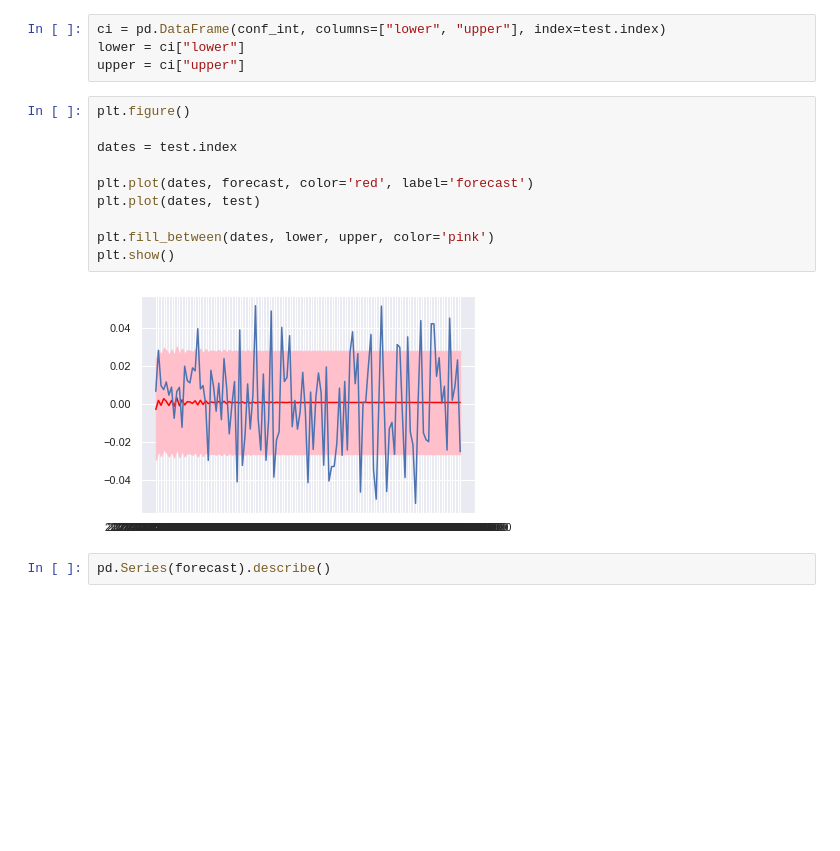
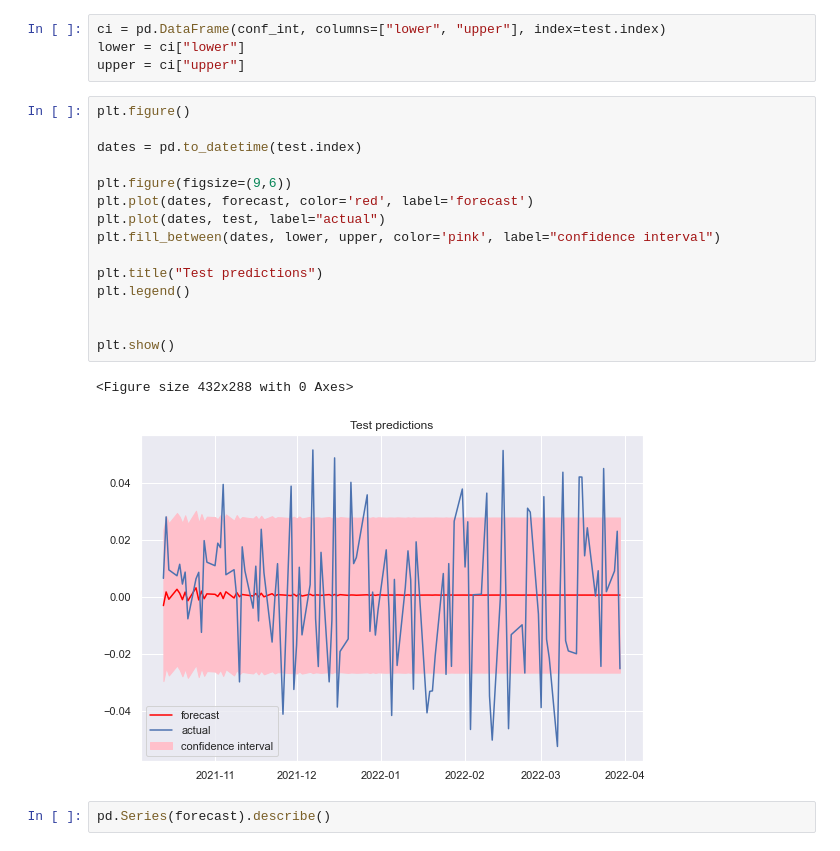
Before and after one commit to tanner-k/Investment-Portfolio-Prediction, a Jupyter notebook: notebooks/traditional_modeling.ipynb, the cells around one changed output. Drawn from its saved outputs; the diff is of its cells as text; blank space fills up the shorter version.

Commit message:
Reformatted visualizations

```diff
--- a/notebooks/traditional_modeling.ipynb
+++ b/notebooks/traditional_modeling.ipynb
@@ -158,15 +167,21 @@ upper = ci["upper"]
 # %%
 plt.figure()
 
-dates = test.index
+dates = pd.to_datetime(test.index)
 
+plt.figure(figsize=(9,6))
 plt.plot(dates, forecast, color='red', label='forecast')
-plt.plot(dates, test)
+plt.plot(dates, test, label="actual")
+plt.fill_between(dates, lower, upper, color='pink', label="confidence interval")
 
-plt.fill_between(dates, lower, upper, color='pink')
+plt.title("Test predictions")
+plt.legend()
+
+
 plt.show()
 # %% [output]
+<Figure size 432x288 with 0 Axes>
-[figure, old version]
+[figure, new version]
 # %%
 pd.Series(forecast).describe()
 # %% [output]
```
Also changed, not shown: parts of 7 cells of this notebook, 1 other file.
